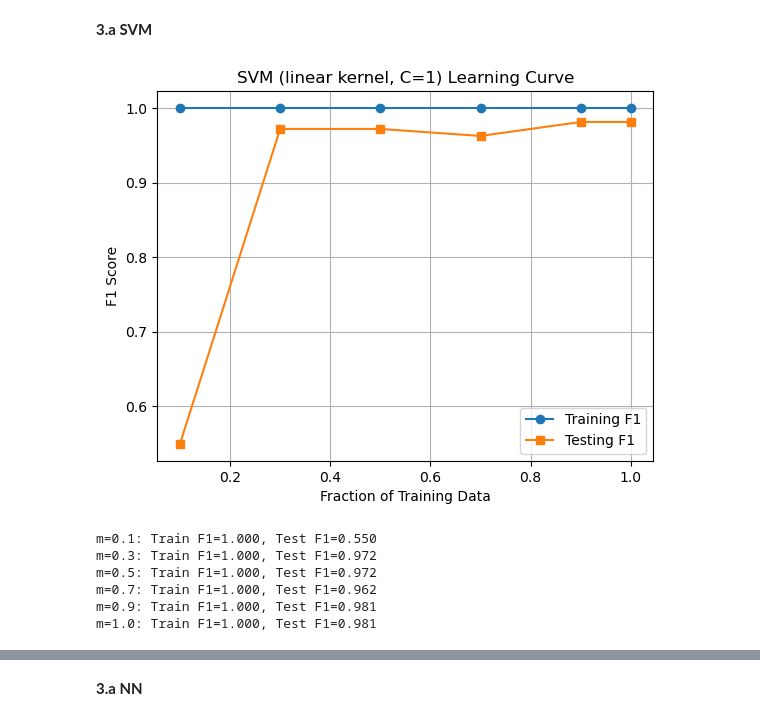
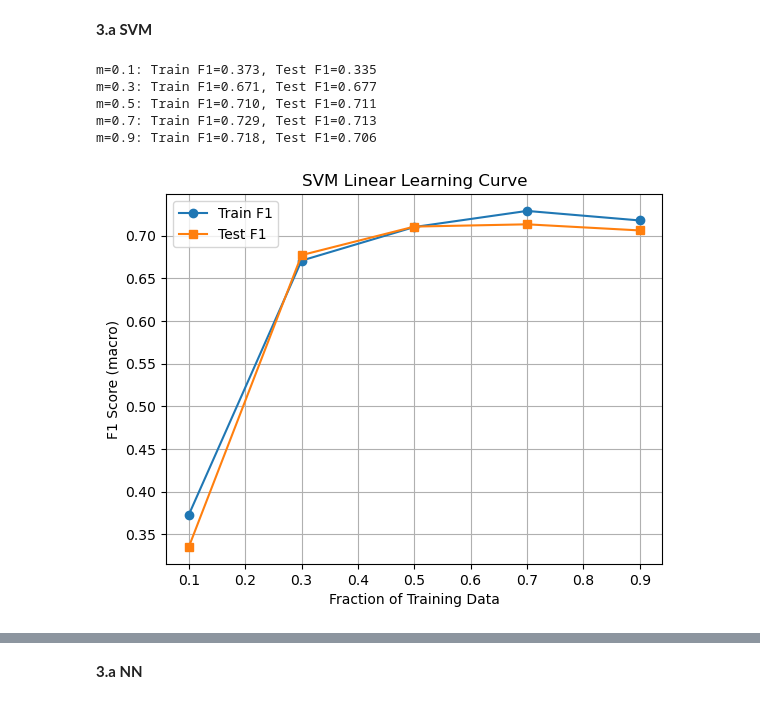
Before and after one commit to timsinyakov/361ass3, a Jupyter notebook: assignment3.ipynb, the cells around one changed output, grey strips where cells are left out. Saved outputs shown, nothing was run; the diff lists cells and outputs as text; code cells hidden in the pictures.

```diff
--- a/assignment3.ipynb
+++ b/assignment3.ipynb
@@ -782,66 +785,46 @@ This confirms kNN needs a representative amount of data to reach peak performanc
 # %% [markdown]
 **3.a SVM**
 # %%
-import pandas as pd
 import numpy as np
-from sklearn.feature_extraction.text import TfidfVectorizer
-from sklearn.preprocessing import StandardScaler
+import matplotlib.pyplot as plt
 from sklearn.svm import SVC
 from sklearn.metrics import f1_score
-import matplotlib.pyplot as plt
 
-# Load data
-df_train = pd.read_csv('train.csv')
-df_test = pd.read_csv('test.csv')
+m_values = [0.1, 0.3, 0.5, 0.7, 0.9]
+N = X_pca.shape[0]
 
-# Prepare data
-vectorizer = TfidfVectorizer()
-X_train = vectorizer.fit_transform(df_train['Text']).toarray()
-X_test = vectorizer.transform(df_test['Text']).toarray()
-scaler = StandardScaler()
-X_train = scaler.fit_transform(X_train)
-X_test = scaler.transform(X_test)
+train_f1_scores = []
+test_f1_scores = []
 
-# Map categories to numeric labels
-label_map = {label: i for i, label in enumerate(df_train['Category'].unique())}
-y_train = df_train['Category'].map(label_map).values
-y_test  = df_test['Category'].map(label_map).values
+for m in m_values:
+    mN = int(m * N)
+    X_subset = X_pca[:mN]
+    y_subset = y_numeric[:mN]
 
-fractions = [0.1, 0.3, 0.5, 0.7, 0.9, 1.0]
-train_f1, test_f1 = [], []
+    clf = SVC(kernel='linear', C=1)
+    clf.fit(X_subset, y_subset)
 
-# Train SVM with different fractions of training data
-for m in fractions:
-    n_samples = int(m * len(X_train))
-    X_sub = X_train[:n_samples]
-    y_sub = y_train[:n_samples]
+    # Training F1
+    y_subset_pred = clf.predict(X_subset)
+    train_f1_scores.append(f1_score(y_subset, y_subset_pred, average='macro'))
+    # Testing F1 (for demo, uses all data as "test" -- in real, use separate test set)
+    y_test_pred = clf.predict(X_pca)
+    test_f1_scores.append(f1_score(y_numeric, y_test_pred, average='macro'))
 
-    clf = SVC(kernel='linear', C=1, random_state=42)
-    clf.fit(X_sub, y_sub)
+    print(f"m={m:.1f}: Train F1={train_f1_scores[-1]:.3f}, Test F1={test_f1_scores[-1]:.3f}")
 
-    train_pred = clf.predict(X_sub)
-    test_pred  = clf.predict(X_test)
-    train_f1.append(f1_score(y_sub, train_pred, average='weighted'))
-    test_f1.append(f1_score(y_test, test_pred, average='weighted'))
-
-# plot
-plt.plot(fractions, train_f1, marker='o', label='Training F1')
-plt.plot(fractions, test_f1, marker='s', label='Testing F1')
+plt.plot(m_values, train_f1_scores, marker='o', label='Train F1')
+plt.plot(m_values, test_f1_scores, marker='s', label='Test F1')
+plt.xlabel('Fraction of Training Data')
+plt.ylabel('F1 Score (macro)')
+plt.title('SVM Linear Learning Curve')
+plt.legend()
 plt.grid()
-plt.xlabel('Fraction of Training Data')
-plt.ylabel('F1 Score')
-plt.title('SVM (linear kernel, C=1) Learning Curve')
-plt.legend()
 plt.show()
-
-# Print tabular output for report
-for i, m in enumerate(fractions):
-    print(f"m={m:.1f}: Train F1={train_f1[i]:.3f}, Test F1={test_f1[i]:.3f}")
 # %% [output]
+m=0.1: Train F1=0.373, Test F1=0.335
+m=0.3: Train F1=0.671, Test F1=0.677
+m=0.5: Train F1=0.710, Test F1=0.711
+m=0.7: Train F1=0.729, Test F1=0.713
+m=0.9: Train F1=0.718, Test F1=0.706
-[figure, old version]
+[figure, new version]
-m=0.1: Train F1=1.000, Test F1=0.550
-m=0.3: Train F1=1.000, Test F1=0.972
-m=0.5: Train F1=1.000, Test F1=0.972
-m=0.7: Train F1=1.000, Test F1=0.962
-m=0.9: Train F1=1.000, Test F1=0.981
-m=1.0: Train F1=1.000, Test F1=0.981
```
Also changed, not shown: parts of 19 cells of this notebook.
